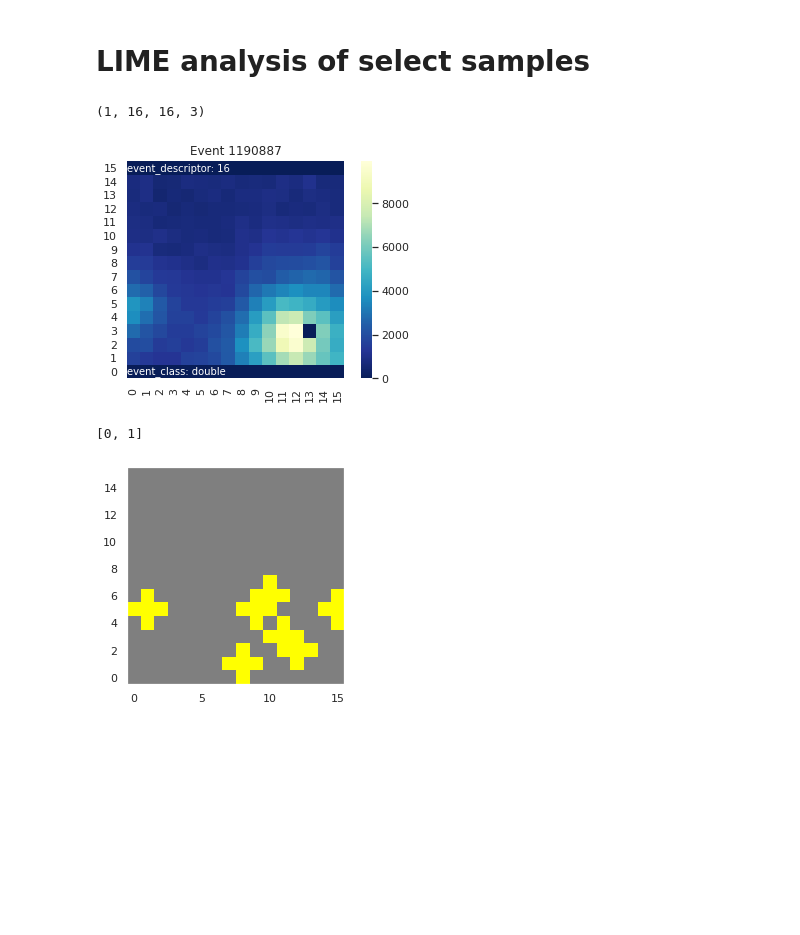
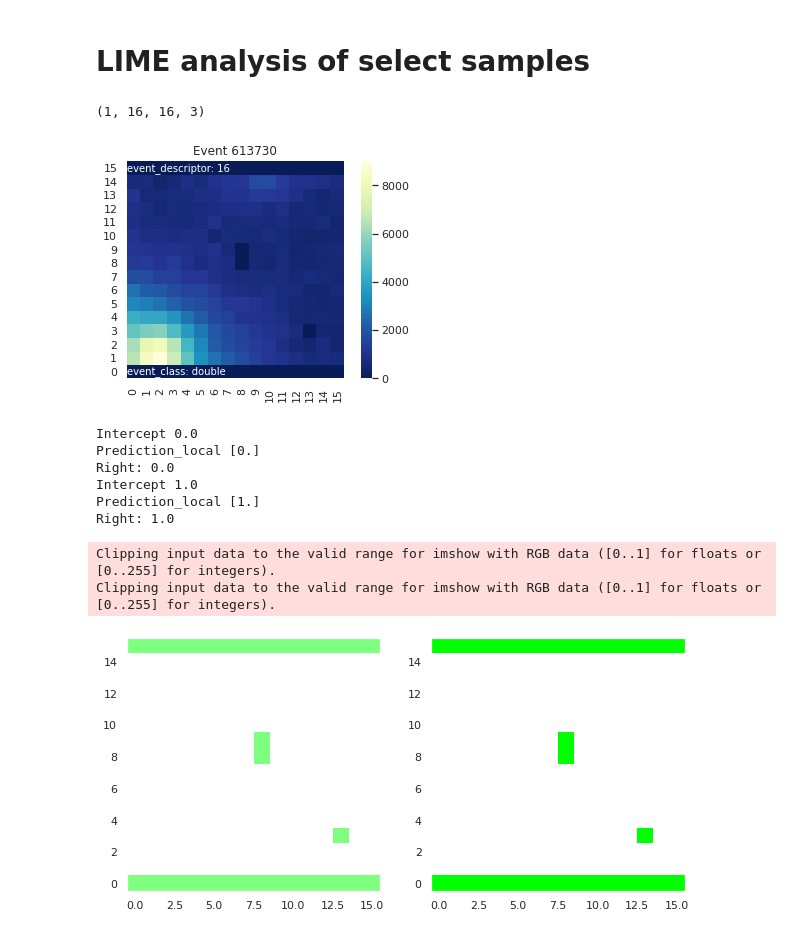
Before and after one commit to geirtul/master_analysis, a Jupyter notebook: notebooks/classification/LIME_real.ipynb, the cells around one changed output. Drawn from its saved outputs; the diff is of its cells as text; code cells hidden in the pictures; blank space fills up the shorter version.

Commit message:
Corrected shape of input

```diff
--- a/notebooks/classification/LIME_real.ipynb
+++ b/notebooks/classification/LIME_real.ipynb
@@ -116,7 +116,7 @@ for row in axes:
 # %%
 from lime import lime_image
 # %%
-e_idx = '1190887'
+e_idx = '613730'
 image = images[events[e_idx]['image_idx']]
 #image = images[events['1783487']['image_idx']]
 #image = images[events['478726']['image_idx']]
@@ -127,22 +127,44 @@ print(image_conv.shape)
 ax = plot_event(events[e_idx], e_idx, image)
 # %% [output]
 (1, 16, 16, 3)
-[figure, old version]
+[figure, new version]
 # %%
 def new_predict_fn(images):
     "Custom predict function for LIME explanations"
     images = images[:,:, :, 0].reshape(images.shape[0], 16, 16, 1)
     return model2.predict(normalize_image_data(images))
 
-explainer = lime_image.LimeImageExplainer()
-explanation = explainer.explain_instance(image_conv.reshape(16,16,3), new_predict_fn, top_labels=2, hide_color=0, num_samples=1000)
+explainer = lime_image.LimeImageExplainer(verbose=True, random_state=120)
+explanation = explainer.explain_instance(
+    image_conv.reshape(16,16,3),
+    new_predict_fn,
+    top_labels=2,
+    hide_color=None,
+    num_samples=5000,
+    random_seed=120,
+)
+# %% [output]
+Intercept 0.0
+Prediction_local [0.]
+Right: 0.0
+Intercept 1.0
+Prediction_local [1.]
+Right: 1.0
 # %%
 from skimage.segmentation import mark_boundaries
-print(explanation.top_labels)
-temp, mask = explanation.get_image_and_mask(explanation.top_labels[1], positive_only=True, num_features=5, hide_rest=True)
-plt.grid(None)
-plt.imshow(mark_boundaries(temp / 2 + 0.5, mask), origin='lower')
+temp, mask = explanation.get_image_and_mask(
+    explanation.top_labels[1],
+    positive_only=False,
+    num_features=256,
+    hide_rest=True,
+)
+fig, ax = plt.subplots(1, 2, figsize=(10,5))
+ax[0].grid(None)
+ax[0].imshow(mark_boundaries(temp / 2 + 0.5, mask), origin='lower')
+ax[1].grid(None)
+ax[1].imshow(temp, origin='lower')
 plt.show()
 # %% [output]
-[0, 1]
+Clipping input data to the valid range for imshow with RGB data ([0..1] for floats or [0..255] for integers).
+Clipping input data to the valid range for imshow with RGB data ([0..1] for floats or [0..255] for integers).
-[figure, old version]
+[figure, new version]
```
Also changed, not shown: parts of 5 cells of this notebook, 4 other files.
